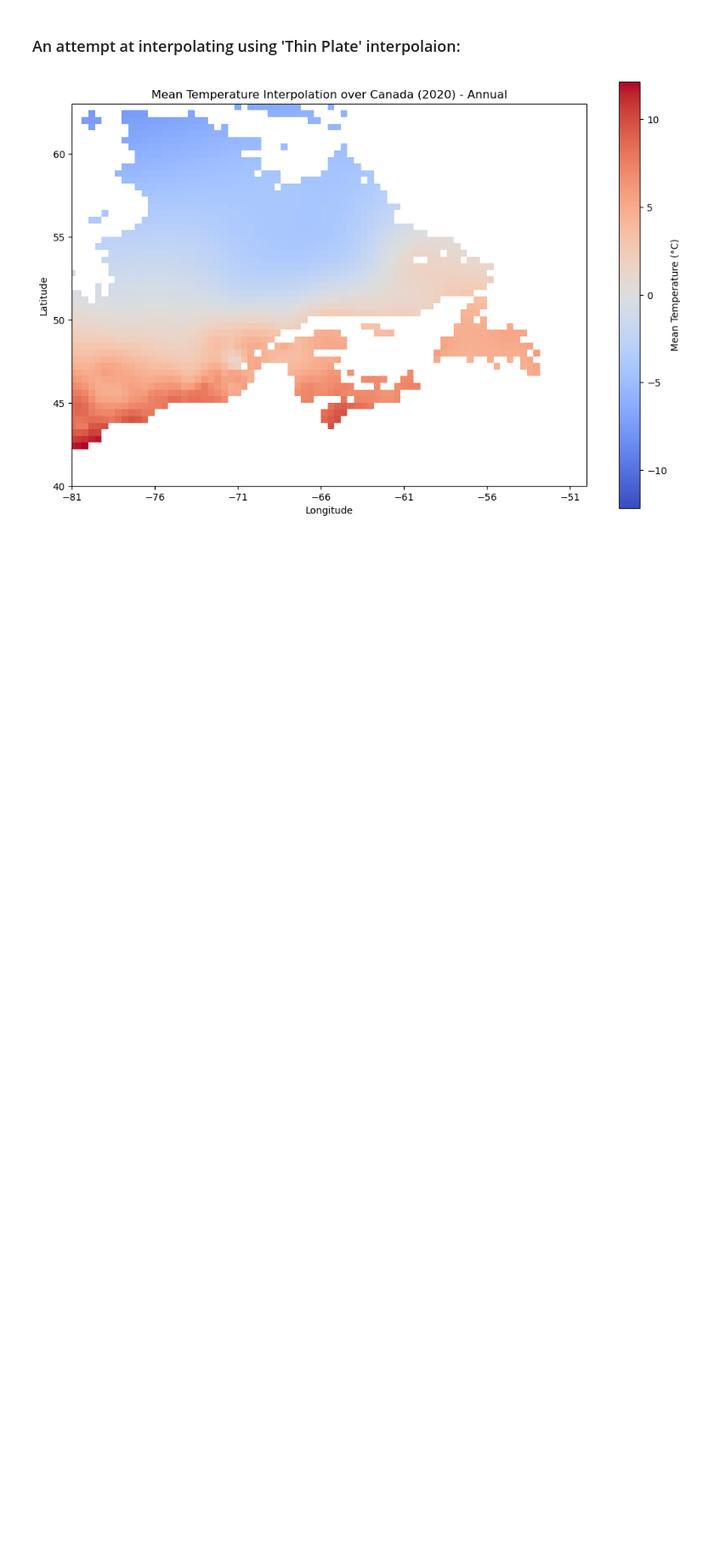
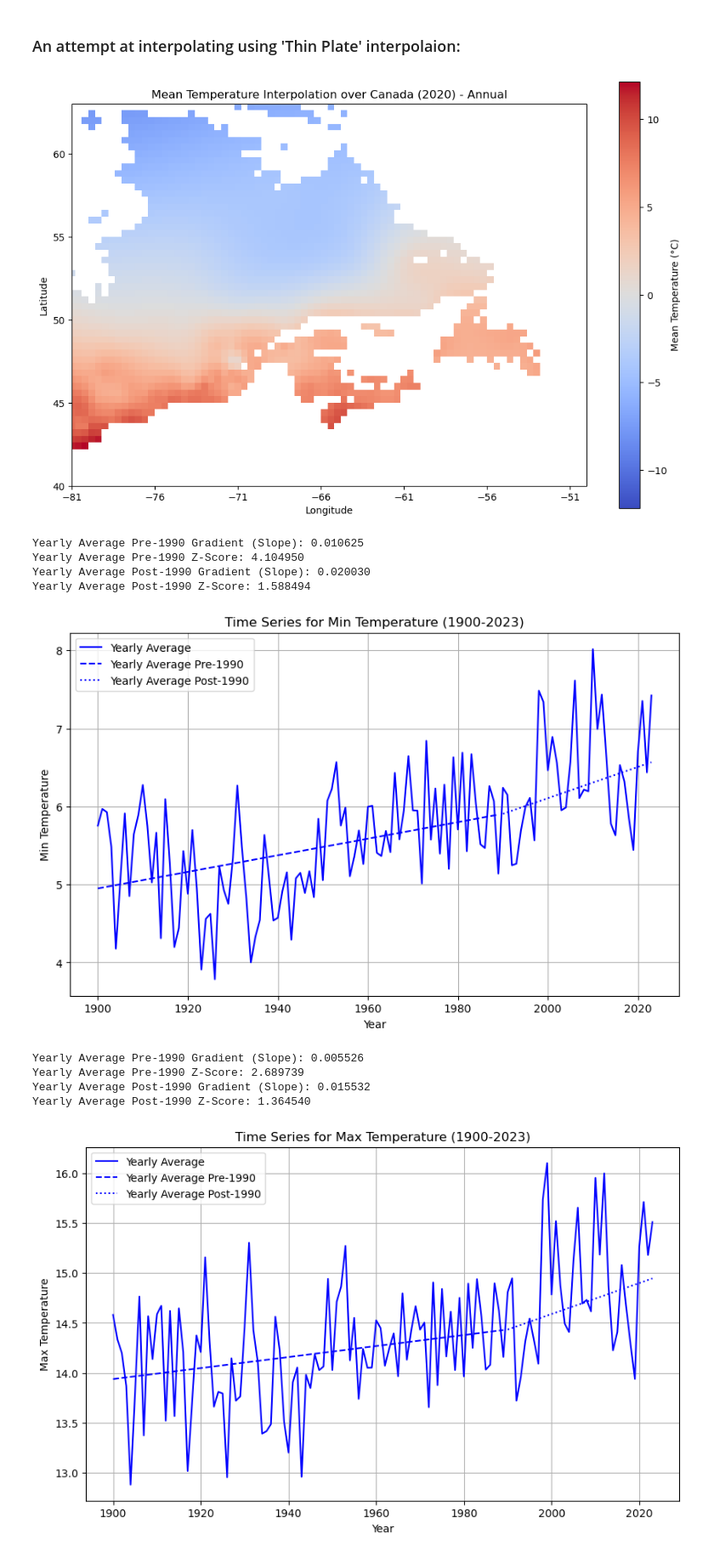
Before and after one commit to mazx7/MSc, a Jupyter notebook: AHCCD.ipynb, the cells around one changed output. Shown at 85% size. Drawn from its saved outputs; the diff is of its cells as text; code cells hidden in the pictures; blank space fills up the shorter version.

```diff
--- a/AHCCD.ipynb
+++ b/AHCCD.ipynb
@@ -354,3 +354,83 @@ def plot_interpolated_data(value_type, year, columns):
 plot_interpolated_data('Mean Temperature', 2020, ['Annual'])
 # %% [output]
 [figure]
+# %%
+import pandas as pd
+import matplotlib.pyplot as plt
+import numpy as np
+
+ecws_data = pd.read_csv('AHCCD_CONFINED.csv')
+ecws_data['Year'] = pd.to_numeric(ecws_data['Year'], errors='coerce')
+ecws_data = ecws_data.dropna(subset=['Year'])
+
+start_year = 1900
+end_year = 2023
+split_year = 1990
+
+variable_types = ecws_data['Value Type'].unique()
+
+def plot_with_connected_regression(time, data, color, label, split_year):
+    plt.plot(time, data, color=color, label=label)
+
+    pre_1990_indices = time < split_year
+    time_pre1990 = time[pre_1990_indices]
+    data_pre1990 = data[pre_1990_indices]
+    coeffs_pre1990 = np.polyfit(time_pre1990, data_pre1990, 1)
+    slope_pre1990, intercept_pre1990 = coeffs_pre1990
+    y_fit_pre1990 = np.polyval(coeffs_pre1990, time_pre1990)
+    plt.plot(time_pre1990, y_fit_pre1990, color=color, linestyle='--', label=f'{label} Pre-{split_year}')
+
+    residuals_pre1990 = data_pre1990 - y_fit_pre1990
+    s_err_pre1990 = np.sqrt(np.sum(residuals_pre1990**2) / (len(time_pre1990) - 2))
+    x_mean_pre1990 = np.mean(time_pre1990)
+    se_slope_pre1990 = s_err_pre1990 / np.sqrt(np.sum((time_pre1990 - x_mean_pre1990)**2))
+    z_score_pre1990 = slope_pre1990 / se_slope_pre1990
+
+    print(f"{label} Pre-{split_year} Gradient (Slope): {slope_pre1990:.6f}")
+    print(f"{label} Pre-{split_year} Z-Score: {z_score_pre1990:.6f}")
+
+    post_1990_indices = time >= split_year
+    time_post1990 = time[post_1990_indices]
+    data_post1990 = data[post_1990_indices]
+    slope_post1990, _ = np.polyfit(time_post1990, data_post1990, 1)
+
+    intercept_post1990 = slope_pre1990 * split_year + intercept_pre1990 - slope_post1990 * split_year
+    y_fit_post1990 = slope_post1990 * time_post1990 + intercept_post1990
+    plt.plot(time_post1990, y_fit_post1990, color=color, linestyle=':', label=f'{label} Post-{split_year}')
+
+    residuals_post1990 = data_post1990 - y_fit_post1990
+    s_err_post1990 = np.sqrt(np.sum(residuals_post1990**2) / (len(time_post1990) - 2))
+    x_mean_post1990 = np.mean(time_post1990)
+    se_slope_post1990 = s_err_post1990 / np.sqrt(np.sum((time_post1990 - x_mean_post1990)**2))
+    z_score_post1990 = slope_post1990 / se_slope_post1990
+
+    print(f"{label} Post-{split_year} Gradient (Slope): {slope_post1990:.6f}")
+    print(f"{label} Post-{split_year} Z-Score: {z_score_post1990:.6f}")
+
+for var_type in variable_types:
+    data_subset = ecws_data[ecws_data['Value Type'] == var_type]
+    data_subset = data_subset[(data_subset['Year'] >= start_year) & (data_subset['Year'] <= end_year)]
+
+    yearly_avg = data_subset.groupby('Year').mean(numeric_only=True).reset_index()
+    X = yearly_avg['Year'].values
+    y = yearly_avg.iloc[:, 1:].mean(axis=1).values
+
+    plt.figure(figsize=(10, 6))
+    plot_with_connected_regression(X, y, 'blue', 'Yearly Average', split_year)
+    plt.title(f'Time Series for {var_type} ({start_year}-{end_year})')
+    plt.xlabel('Year')
+    plt.ylabel(var_type)
+    plt.legend()
+    plt.grid()
+    plt.show()
+# %% [output]
+Yearly Average Pre-1990 Gradient (Slope): 0.010625
+Yearly Average Pre-1990 Z-Score: 4.104950
+Yearly Average Post-1990 Gradient (Slope): 0.020030
+Yearly Average Post-1990 Z-Score: 1.588494
+[figure, added]
+Yearly Average Pre-1990 Gradient (Slope): 0.005526
+Yearly Average Pre-1990 Z-Score: 2.689739
+Yearly Average Post-1990 Gradient (Slope): 0.015532
+Yearly Average Post-1990 Z-Score: 1.364540
+[figure, added]
```
Also changed, not shown: parts of 1 cell of this notebook.
